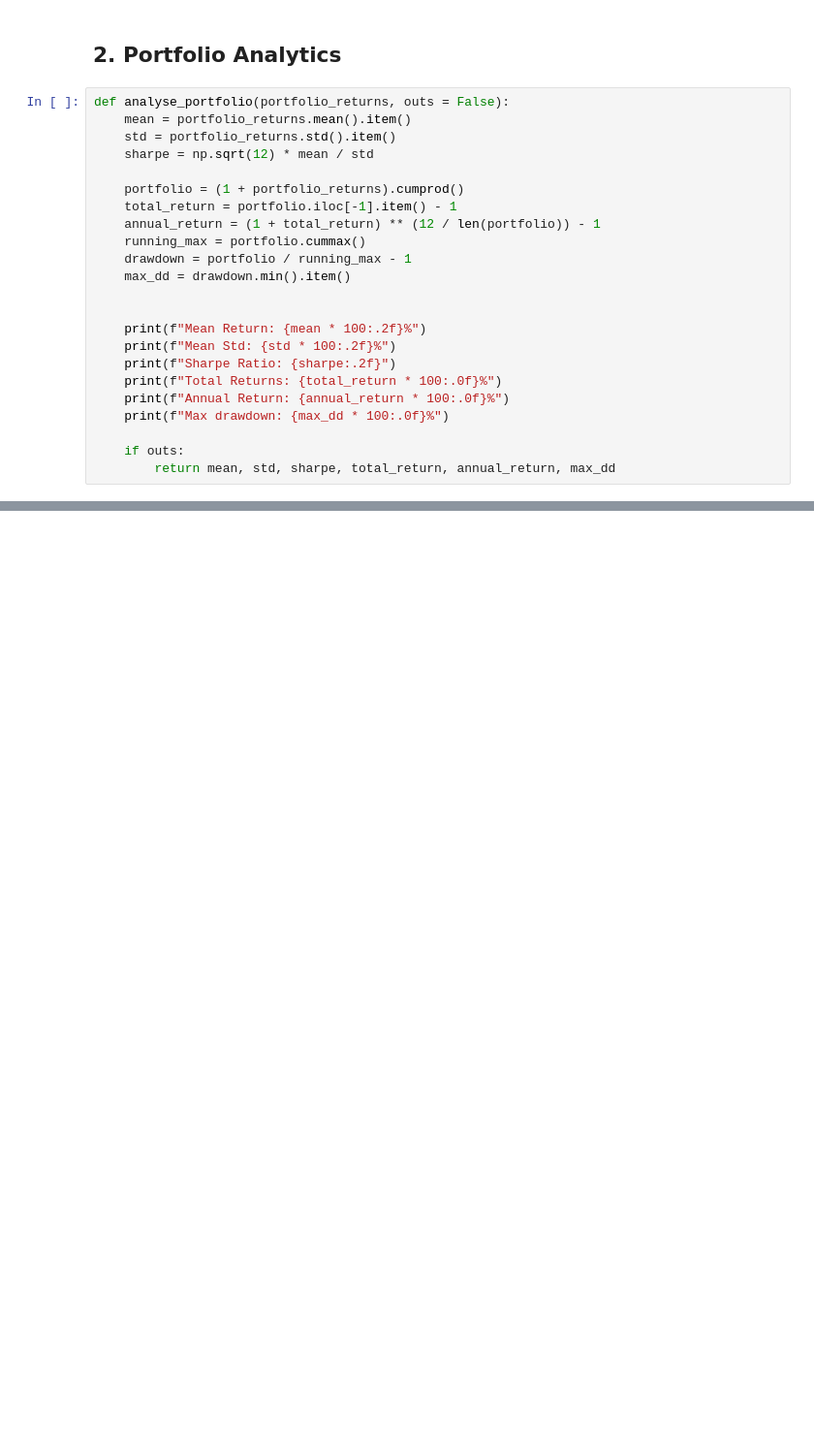
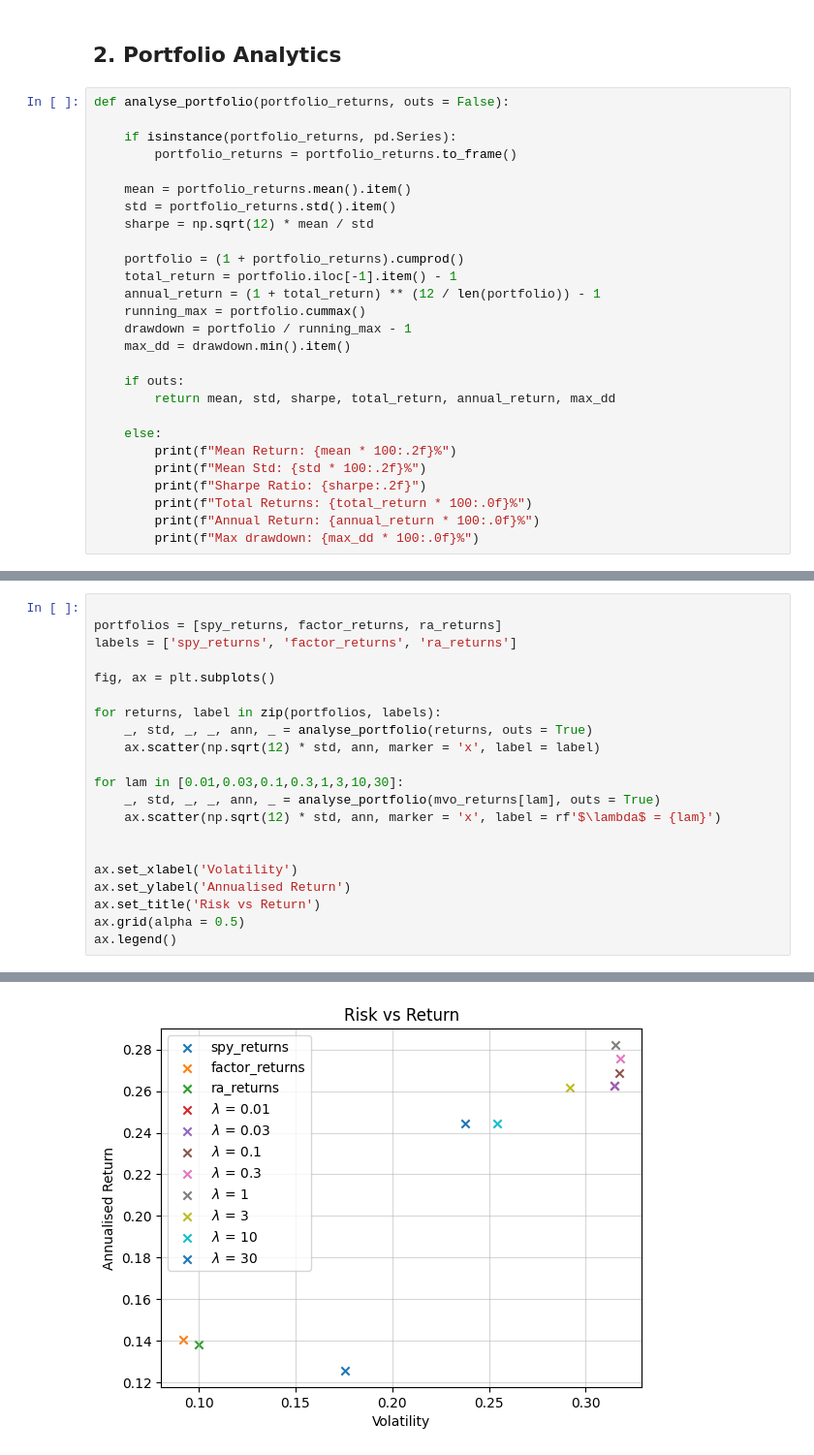
Before and after one commit to gy623/Cross-Sectional-Factor-Model-of-Asset-Returns, a Jupyter notebook: Portfolio Evaluation.ipynb, the cells around one changed output, grey strips where cells are left out. Shown at 97% size. Saved outputs shown, nothing was run; the diff lists cells and outputs as text; blank space fills up the shorter version.

```diff
--- a/Portfolio Evaluation.ipynb
+++ b/Portfolio Evaluation.ipynb
@@ -32,6 +51,10 @@ plt.savefig("outputs/Portfolios_vs_Benchmark.png")
 ## 2. Portfolio Analytics
 # %%
 def analyse_portfolio(portfolio_returns, outs = False):
+
+    if isinstance(portfolio_returns, pd.Series):
+        portfolio_returns = portfolio_returns.to_frame()
+
     mean = portfolio_returns.mean().item()
     std = portfolio_returns.std().item()
     sharpe = np.sqrt(12) * mean / std
@@ -43,13 +66,13 @@ def analyse_portfolio(portfolio_returns, outs = False):
     drawdown = portfolio / running_max - 1
     max_dd = drawdown.min().item()
 
-
-    print(f"Mean Return: {mean * 100:.2f}%")
-    print(f"Mean Std: {std * 100:.2f}%")
-    print(f"Sharpe Ratio: {sharpe:.2f}")
-    print(f"Total Returns: {total_return * 100:.0f}%")
-    print(f"Annual Return: {annual_return * 100:.0f}%")
-    print(f"Max drawdown: {max_dd * 100:.0f}%")
-
     if outs:
         return mean, std, sharpe, total_return, annual_return, max_dd
+
+    else:
+        print(f"Mean Return: {mean * 100:.2f}%")
+        print(f"Mean Std: {std * 100:.2f}%")
+        print(f"Sharpe Ratio: {sharpe:.2f}")
+        print(f"Total Returns: {total_return * 100:.0f}%")
+        print(f"Annual Return: {annual_return * 100:.0f}%")
+        print(f"Max drawdown: {max_dd * 100:.0f}%")
@@ -64,0 +81,22 @@ Max drawdown: -13%
+# %%
+
+portfolios = [spy_returns, factor_returns, ra_returns]
+labels = ['spy_returns', 'factor_returns', 'ra_returns']
+
+fig, ax = plt.subplots()
+
+for returns, label in zip(portfolios, labels):
+    _, std, _, _, ann, _ = analyse_portfolio(returns, outs = True)
+    ax.scatter(np.sqrt(12) * std, ann, marker = 'x', label = label)
+
+for lam in [0.01,0.03,0.1,0.3,1,3,10,30]:
+    _, std, _, _, ann, _ = analyse_portfolio(mvo_returns[lam], outs = True)
+    ax.scatter(np.sqrt(12) * std, ann, marker = 'x', label = rf'$\lambda$ = {lam}')
+
+
+ax.set_xlabel('Volatility')
+ax.set_ylabel('Annualised Return')
+ax.set_title('Risk vs Return')
+ax.grid(alpha = 0.5)
+ax.legend()
+# %% [output]
@@ -64,0 +104 @@ Max drawdown: -13%
+[figure, added]
```
Also changed, not shown: parts of 7 cells of this notebook, 4 other files.
